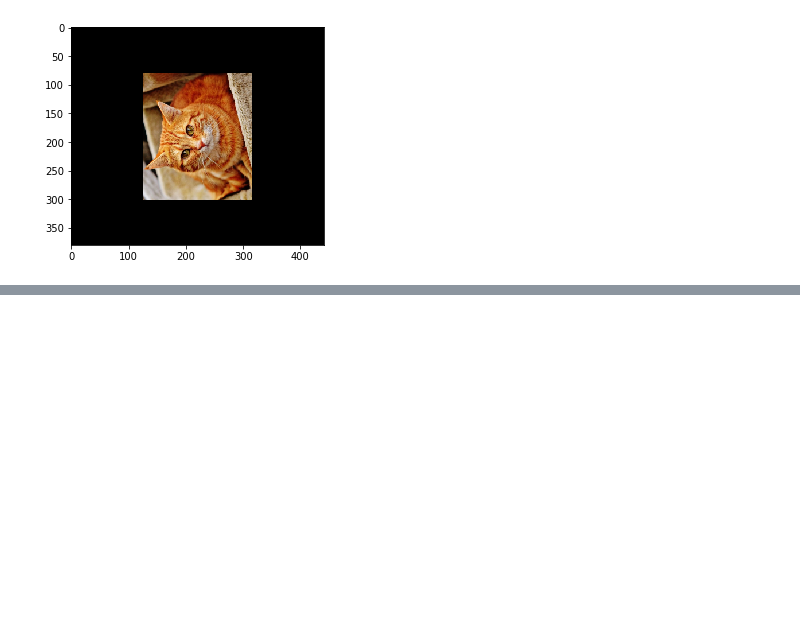
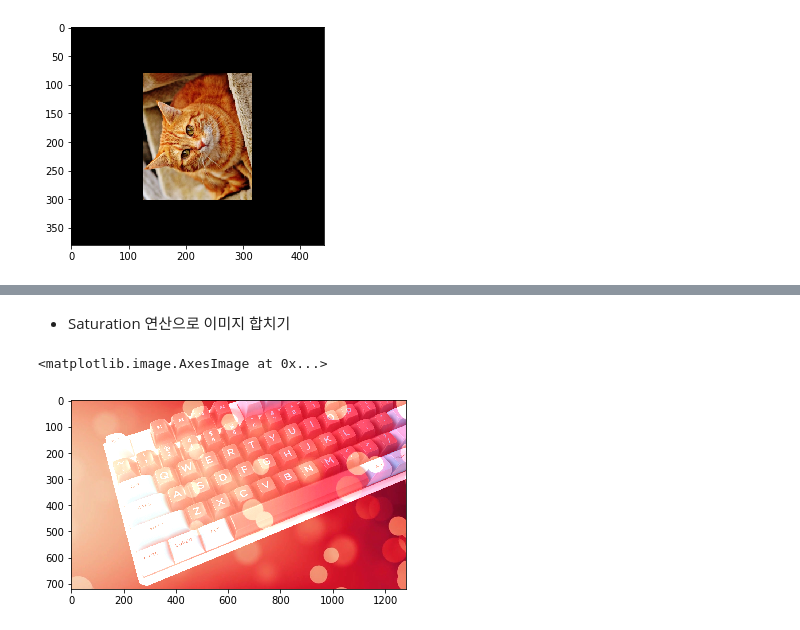
Before and after one commit to ckiekim/Python-Data-Science, a Jupyter notebook: 05_OpenCV/OpenCV.ipynb, the cells around one changed output, grey strips where cells are left out. Drawn from its saved outputs; the diff is of its cells as text; code cells hidden in the pictures; blank space fills up the shorter version.

```diff
--- a/05_OpenCV/OpenCV.ipynb
+++ b/05_OpenCV/OpenCV.ipynb
@@ -169,0 +177,13 @@ plt.imshow(dst)
+# %%
+image_1 = cv2.imread('images/image_1.jpg')
+image_2 = cv2.imread('images/image_2.png')
+# %% [markdown]
+- Saturation 연산으로 이미지 합치기
+# %%
+result = cv2.add(image_1, image_2)
+# cv2.imshow('Image', result)
+result = cv2.cvtColor(result, cv2.COLOR_BGR2RGB)
+plt.imshow(result)
+# %% [output]
+<matplotlib.image.AxesImage at 0x...>
+[figure, added]
```
Also changed, not shown: parts of 23 cells of this notebook.
